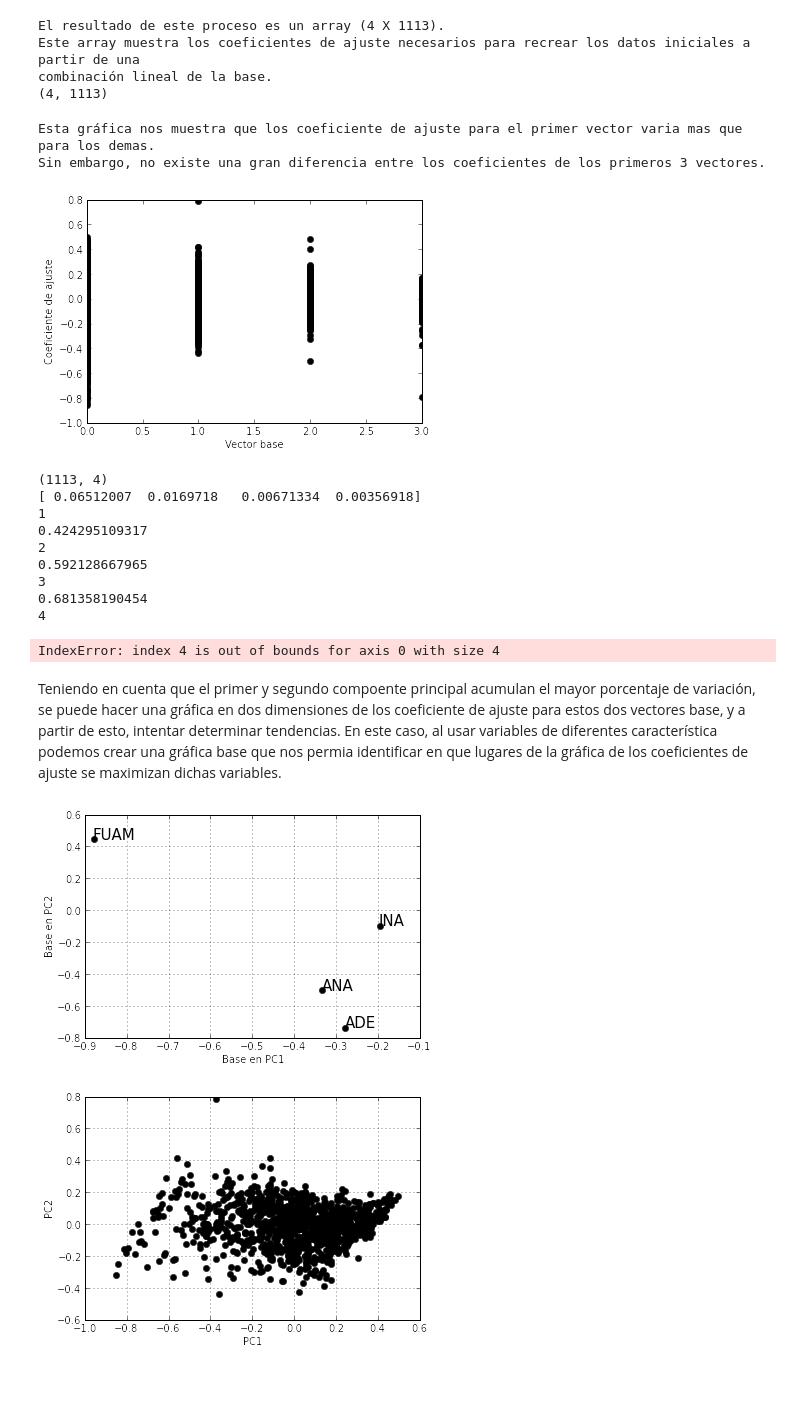
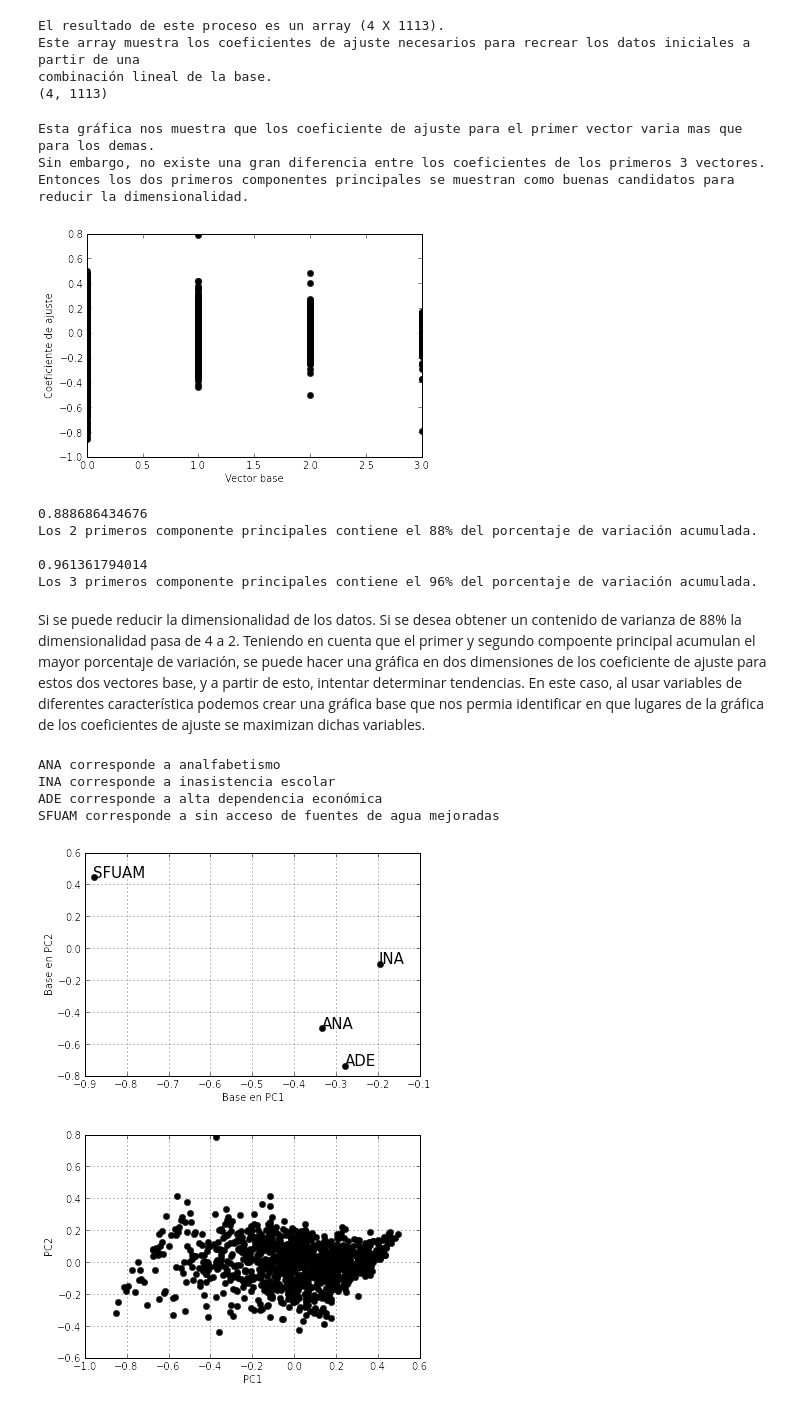
Before and after one commit to sergioandrescs/SergioCotrino_hw_4, a Jupyter notebook: pobreza.ipynb, the cells around one changed output. Saved outputs shown, nothing was run; the diff lists cells and outputs as text; code cells hidden in the pictures; blank space fills up the shorter version.

```diff
--- a/pobreza.ipynb
+++ b/pobreza.ipynb
@@ -95,48 +101,49 @@ ylabel('Coeficiente de ajuste')
 print ''
 print 'Esta gráfica nos muestra que los coeficiente de ajuste para el primer vector varia mas que para los demas.'
 print 'Sin embargo, no existe una gran diferencia entre los coeficientes de los primeros 3 vectores.'
+print 'Entonces los dos primeros componentes principales se muestran como buenas candidatos para'
+print 'reducir la dimensionalidad.'
 # %% [output]
 Esta gráfica nos muestra que los coeficiente de ajuste para el primer vector varia mas que para los demas.
 Sin embargo, no existe una gran diferencia entre los coeficientes de los primeros 3 vectores.
+Entonces los dos primeros componentes principales se muestran como buenas candidatos para
+reducir la dimensionalidad.
 [figure]
-# %%
-print shape(data)
-print eigenvalues
-
-tm=0
-count = 0
-testing=0
-while tm < 90:
-    count +=1
-    print count
-    testing += eigenvalues[count]
-    tm = (100/shape(data)[1])*testing
-    print tm
-# %% [output]
-(1113, 4)
-[ 0.06512007  0.0169718   0.00671334  0.00356918]
-1
-0.424295109317
-2
-0.592128667965
-3
-0.681358190454
-4
-IndexError: index 4 is out of bounds for axis 0 with size 4
+# %%
+print ''
+print sum(eigenvalues[0:2])/sum(eigenvalues)
+print 'Los 2 primeros componente principales contiene el 88% del porcentaje de variación acumulada.'
+print ''
+print sum(eigenvalues[0:3])/sum(eigenvalues)
+print 'Los 3 primeros componente principales contiene el 96% del porcentaje de variación acumulada.'
+# %% [output]
+0.888686434676
+Los 2 primeros componente principales contiene el 88% del porcentaje de variación acumulada.
+
+0.961361794014
+Los 3 primeros componente principales contiene el 96% del porcentaje de variación acumulada.
 # %% [markdown]
-Teniendo en cuenta que el primer y segundo compoente principal acumulan el mayor porcentaje de variación, se puede hacer una gráfica en dos dimensiones de los coeficiente de ajuste para estos dos vectores base, y a partir de esto, intentar determinar tendencias. En este caso, al usar variables de diferentes característica podemos crear una gráfica base que nos permia identificar en que lugares de la gráfica de los coeficientes de ajuste se maximizan dichas variables.
+Si se puede reducir la dimensionalidad de los datos. Si se desea obtener un contenido de varianza de 88% la dimensionalidad pasa de 4 a 2. Teniendo en cuenta que el primer y segundo compoente principal acumulan el mayor porcentaje de variación, se puede hacer una gráfica en dos dimensiones de los coeficiente de ajuste para estos dos vectores base, y a partir de esto, intentar determinar tendencias. En este caso, al usar variables de diferentes característica podemos crear una gráfica base que nos permia identificar en que lugares de la gráfica de los coeficientes de ajuste se maximizan dichas variables.
 # %%
 for i in range (shape(eigenvectors)[0]):
     plot (eigenvectors[i,0], eigenvectors[i,1], 'ko')
 text (eigenvectors[0,0], eigenvectors[0,1], '%s' % ('ANA'), fontsize=15)
 text (eigenvectors[1,0], eigenvectors[1,1], '%s' % ('INA'), fontsize=15)
 text (eigenvectors[2,0], eigenvectors[2,1], '%s' % ('ADE'), fontsize=15)
-text (eigenvectors[3,0], eigenvectors[3,1], '%s' % ('FUAM'), fontsize=15)
+text (eigenvectors[3,0], eigenvectors[3,1], '%s' % ('SFUAM'), fontsize=15)
 xlabel('Base en PC1')
 ylabel('Base en PC2')
 grid()
+print 'ANA corresponde a analfabetismo'
+print 'INA corresponde a inasistencia escolar'
+print 'ADE corresponde a alta dependencia económica'
+print 'SFUAM corresponde a sin acceso de fuentes de agua mejoradas'
 # %% [output]
+ANA corresponde a analfabetismo
+INA corresponde a inasistencia escolar
+ADE corresponde a alta dependencia económica
+SFUAM corresponde a sin acceso de fuentes de agua mejoradas
-[figure, old version]
+[figure, new version]
 # %%
 plot (result[0,:], result[1,:],'ko')
 xlabel('PC1')
```
Also changed, not shown: parts of 3 cells of this notebook.
